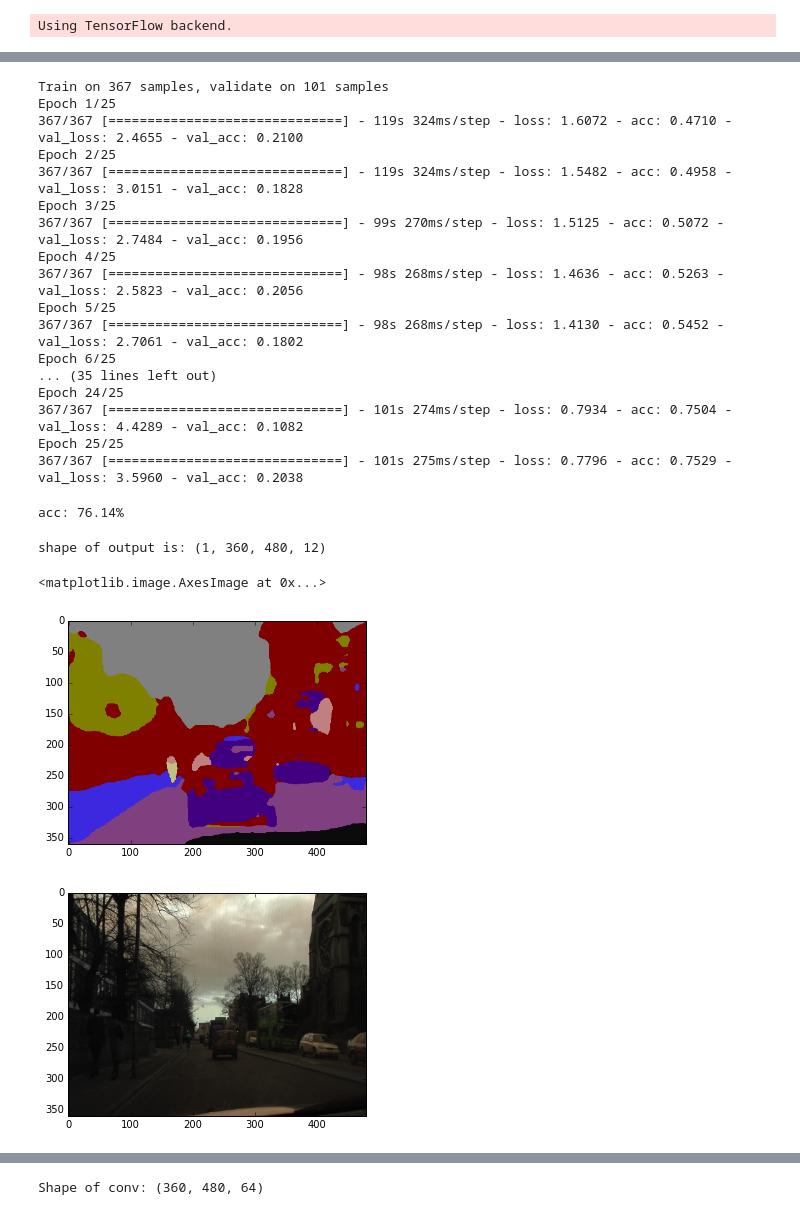
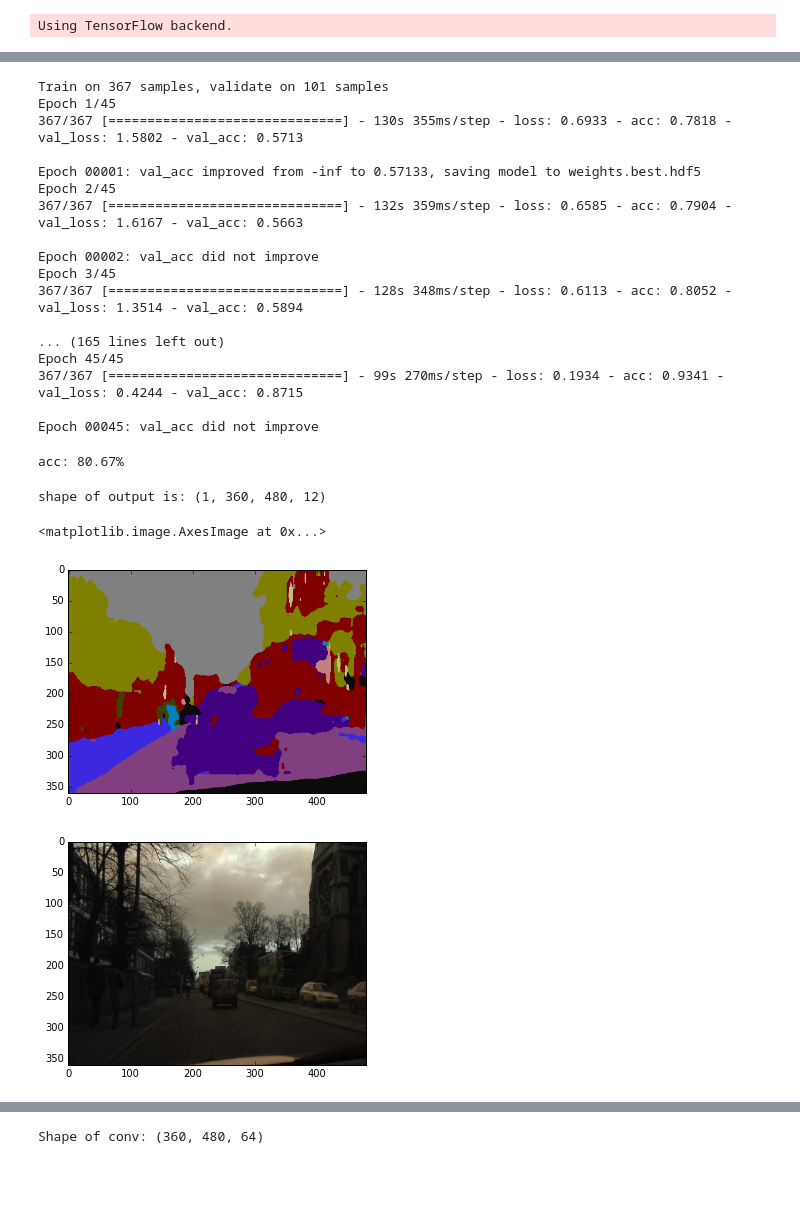
Before and after one commit to aneesht90/Keras-SegNet-Basic, a Jupyter notebook: Segnet-Evaluation-VisualizationTest.ipynb, the cells around one changed output, grey strips where cells are left out. Saved outputs shown, nothing was run; the diff lists cells and outputs as text; code cells hidden in the pictures; blank space fills up the shorter version.

Commit message:
model - slight modification, update for keras 2

```diff
--- a/Segnet-Evaluation-VisualizationTest.ipynb
+++ b/Segnet-Evaluation-VisualizationTest.ipynb
@@ -62,38 +62,43 @@ valid_label = np.load('./data/val_label.npy')
 
 test_data = np.load('./data/test_data.npy')
 test_label = np.load('./data/test_label.npy')
+# %%
+filepath="weights.best.hdf5"
+checkpoint = ModelCheckpoint(filepath, monitor='val_acc', verbose=1, save_best_only=True, mode='max')
+tensorboard = TensorBoard(log_dir='./logs', histogram_freq=0, write_graph=True, write_images=False)
+callbacks_list = [checkpoint,tensorboard]
 # %%
-history = segnet_basic.fit(train_data, train_label, batch_size=3, epochs=25,
+history = segnet_basic.fit(train_data, train_label, batch_size=3, epochs=45,
                     verbose=1, class_weight=class_weighting , validation_data=(valid_data, valid_label),
-                    shuffle=True) # validation_split=0.33
+                    shuffle=True, callbacks=callbacks_list) # validation_split=0.33
 # %% [output]
 Train on 367 samples, validate on 101 samples
-Epoch 1/25
-367/367 [==============================] - 119s 324ms/step - loss: 1.6072 - acc: 0.4710 - val_loss: 2.4655 - val_acc: 0.2100
-Epoch 2/25
-367/367 [==============================] - 119s 324ms/step - loss: 1.5482 - acc: 0.4958 - val_loss: 3.0151 - val_acc: 0.1828
-Epoch 3/25
-367/367 [==============================] - 99s 270ms/step - loss: 1.5125 - acc: 0.5072 - val_loss: 2.7484 - val_acc: 0.1956
-Epoch 4/25
-367/367 [==============================] - 98s 268ms/step - loss: 1.4636 - acc: 0.5263 - val_loss: 2.5823 - val_acc: 0.2056
-Epoch 5/25
-367/367 [==============================] - 98s 268ms/step - loss: 1.4130 - acc: 0.5452 - val_loss: 2.7061 - val_acc: 0.1802
-Epoch 6/25
-... (35 lines left out)
-Epoch 24/25
-367/367 [==============================] - 101s 274ms/step - loss: 0.7934 - acc: 0.7504 - val_loss: 4.4289 - val_acc: 0.1082
-Epoch 25/25
-367/367 [==============================] - 101s 275ms/step - loss: 0.7796 - acc: 0.7529 - val_loss: 3.5960 - val_acc: 0.2038
+Epoch 1/45
+367/367 [==============================] - 130s 355ms/step - loss: 0.6933 - acc: 0.7818 - val_loss: 1.5802 - val_acc: 0.5713
+
+Epoch 00001: val_acc improved from -inf to 0.57133, saving model to weights.best.hdf5
+Epoch 2/45
+367/367 [==============================] - 132s 359ms/step - loss: 0.6585 - acc: 0.7904 - val_loss: 1.6167 - val_acc: 0.5663
+
+Epoch 00002: val_acc did not improve
+Epoch 3/45
+367/367 [==============================] - 128s 348ms/step - loss: 0.6113 - acc: 0.8052 - val_loss: 1.3514 - val_acc: 0.5894
+
+... (165 lines left out)
+Epoch 45/45
+367/367 [==============================] - 99s 270ms/step - loss: 0.1934 - acc: 0.9341 - val_loss: 0.4244 - val_acc: 0.8715
+
+Epoch 00045: val_acc did not improve
 # %%
 batch_size = 6
 
 # estimate accuracy on whole dataset using loaded weights
 # load weights
-segnet_basic.load_weights("weights.best.hdf5")
+#segnet_basic.load_weights("weights.best.hdf5")
 scores = segnet_basic.evaluate(test_data, test_label, verbose=0, batch_size=batch_size)
 print("%s: %.2f%%" % (segnet_basic.metrics_names[1], scores[1]*100))
 # %% [output]
-acc: 76.14%
+acc: 80.67%
 # %%
 Sky = [128,128,128]
 Building = [128,0,0]
@@ -132,34 +137,34 @@ def visualize(temp, plot=True):
 # %%
 import os
 DataPath = './CamVid/'
 
-# gt = []
-# with open(DataPath+'train.txt') as f:
+gt = []
+with open(DataPath+'train.txt') as f:
+    txt = f.readlines()
+    txt = [line.split(' ') for line in txt]
+for i in range(len(txt)):
+    gt.append(cv2.imread(os.getcwd() + txt[i][0][7:]))
+
+# with open(DataPath+'test.txt') as f:
 #     txt = f.readlines()
 #     txt = [line.split(' ') for line in txt]
 # for i in range(len(txt)):
 #     gt.append(cv2.imread(os.getcwd() + txt[i][0][7:]))
-
-with open(DataPath+'test.txt') as f:
-    txt = f.readlines()
-    txt = [line.split(' ') for line in txt]
-for i in range(len(txt)):
-    gt.append(cv2.imread(os.getcwd() + txt[i][0][7:]))
 
 
 
 output = segnet_basic.predict_proba(test_data[15:16])
 print("shape of output is:",output.shape)
 #pred = visualize(np.argmax(output[0],axis=1).reshape((360,480)), False)
 output = output.reshape(360,480,12)
 pred = visualize(np.argmax(output,axis=2), False)
 plt.imshow(pred)
 plt.figure(2)
 plt.imshow(gt[15])
 # %% [output]
 shape of output is: (1, 360, 480, 12)
 <matplotlib.image.AxesImage at 0x...>
-[figure, old version]
+[figure, new version]
 [figure]
 # %%
 output = segnet_basic.predict_proba(train_data[20:21])
```
Also changed, not shown: parts of 4 cells of this notebook, 4 other files.
